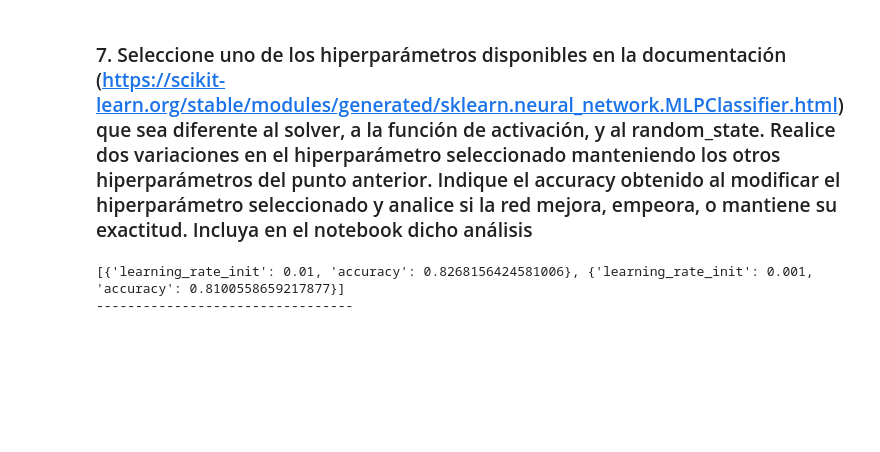
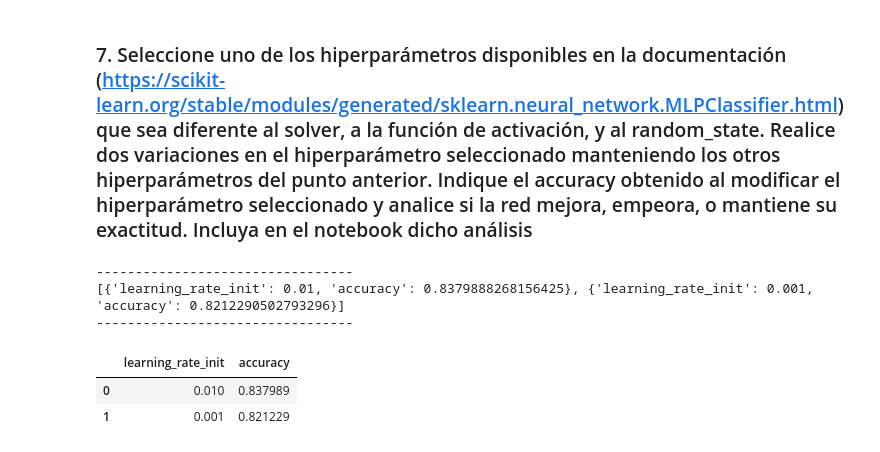
Before and after one commit to MavelSterling/Informe_Inteligencia_Artificial, a Jupyter notebook: notebook_Redes_Neuronales.ipynb, the cells around one changed output. Drawn from its saved outputs; the diff is of its cells as text; code cells hidden in the pictures; blank space fills up the shorter version.

```diff
--- a/notebook_Redes_Neuronales.ipynb
+++ b/notebook_Redes_Neuronales.ipynb
@@ -486,38 +453,46 @@ from sklearn.neural_network import MLPClassifier
 from sklearn.metrics import accuracy_score
 
 # Se crea una lista para almacenar los resultados
-resultados = []
+resultados_p7 = []
 
 # Define una lista de tasas de aprendizaje inicial para la prueba
 learning_rate_inits = [0.01, 0.001]
-
+activation = "relu" # función de activación ReLU
+solver = "adam" # solver Adam
 # Itera para cada tasa de aprendizaje inicial
 for learning_rate_init in learning_rate_inits:
 
     # Define la topología de la red
     hidden_layer_sizes = (10, 10) # dos capas ocultas con 10 neuronas cada una
-    activation = "relu" # función de activación ReLU
-    solver = "adam" # solver Adam
-
     # Crea el modelo de red neuronal
     model = MLPClassifier(hidden_layer_sizes=hidden_layer_sizes, activation=activation, solver=solver, random_state=123, learning_rate_init=learning_rate_init)
-
     # Entrena el modelo
     model.fit(X_train, y_train)
-
     # Realiza las predicciones
     y_pred = model.predict(X_test)
-
     # Calcula el accuracy
     accuracy = accuracy_score(y_test, y_pred)
-
     # Almacena el resultado
-    resultados.append({"learning_rate_init": learning_rate_init, "accuracy": accuracy})
+    resultados_p7.append({"learning_rate_init": learning_rate_init, "accuracy": accuracy})
 
 # Imprime los resultados
 print("---------------------------------")
-print(resultados)
+print(resultados_p7)
 print("---------------------------------")
 # %% [output]
-[{'learning_rate_init': 0.01, 'accuracy': 0.8268156424581006}, {'learning_rate_init': 0.001, 'accuracy': 0.8100558659217877}]
 ---------------------------------
+[{'learning_rate_init': 0.01, 'accuracy': 0.8379888268156425}, {'learning_rate_init': 0.001, 'accuracy': 0.8212290502793296}]
+---------------------------------
+# %%
+#----------------------------------------------------------
+#Libreria pandas
+#----------------------------------------------------------
+import pandas as pd
+
+# Se imprime la tabla con los resultados
+resultado_punto7 = pd.DataFrame(resultados_p7)
+display(resultado_punto7)
+# %% [output]
+|  | learning_rate_init | accuracy |
+| 0 | 0.010 | 0.837989 |
+| 1 | 0.001 | 0.821229 |
```
Also changed, not shown: parts of 20 cells of this notebook.
